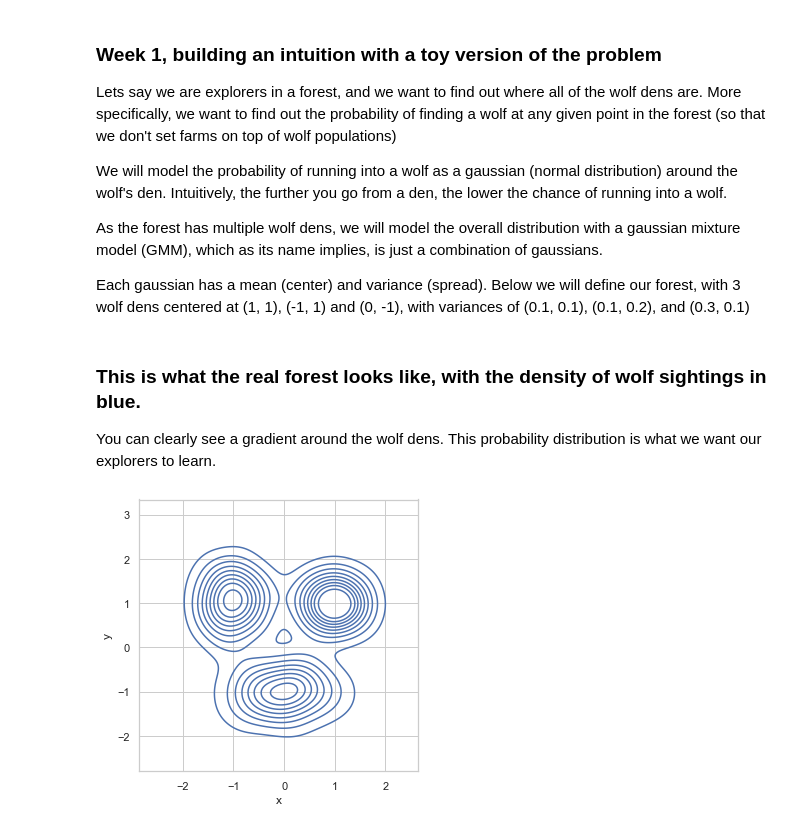
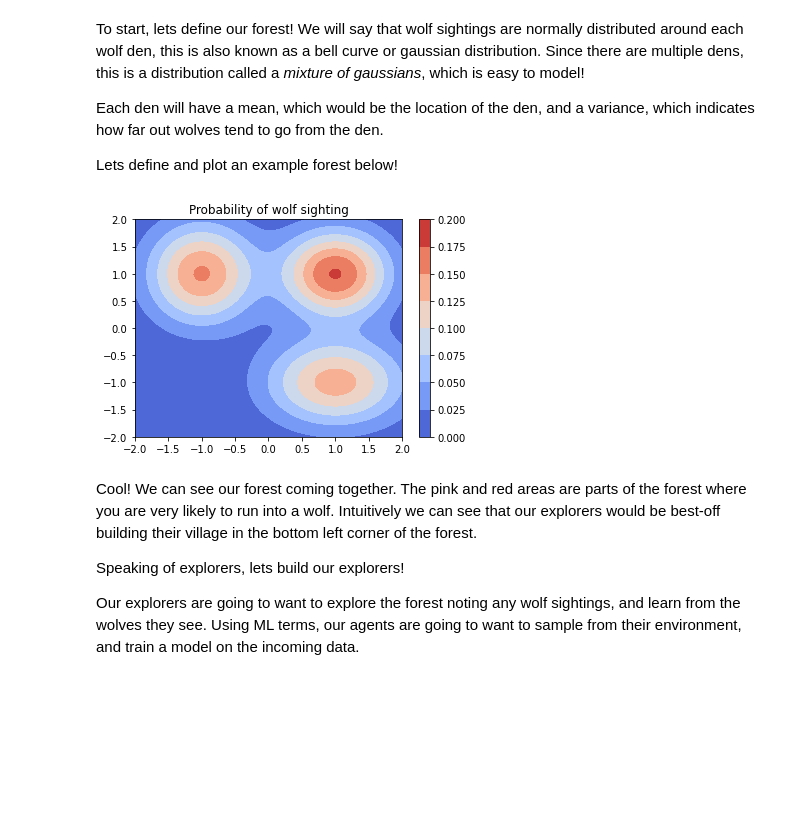
Before and after one commit to Aidankeogh/truth_graph, a Jupyter notebook: card_1_intuition.ipynb, the cells around one changed output. Drawn from its saved outputs; the diff is of its cells as text; code cells hidden in the pictures; blank space fills up the shorter version.

```diff
--- a/card_1_intuition.ipynb
+++ b/card_1_intuition.ipynb
@@ -14,52 +34,38 @@ sns.set_style("whitegrid")
 # %% [markdown]
-### Week 1, building an intuition with a toy version of the problem
+To start, lets define our forest! We will say that wolf sightings are normally distributed around each wolf den, this is also known as a bell curve or gaussian distribution. Since there are multiple dens, this is a distribution called a *mixture of gaussians*, which is easy to model!
 
-Lets say we are explorers in a forest, and we want to find out where all of the wolf dens are. More specifically, we want to find out the probability of finding a wolf at any given point in the forest (so that we don't set farms on top of wolf populations)
+Each den will have a mean, which would be the location of the den, and a variance, which indicates how far out wolves tend to go from the den.
 
-We will model the probability of running into a wolf as a gaussian (normal distribution) around the wolf's den. Intuitively, the further you go from a den, the lower the chance of running into a wolf.
-
-As the forest has multiple wolf dens, we will model the overall distribution with a gaussian mixture model (GMM), which as its name implies, is just a combination of gaussians.
-
-Each gaussian has a mean (center) and variance (spread). Below we will define our forest, with 3 wolf dens centered at (1, 1), (-1, 1) and (0, -1), with variances of (0.1, 0.1), (0.1, 0.2), and (0.3, 0.1)
+Lets define and plot an example forest below!
 # %%
-mu = torch.tensor(
+mean = torch.tensor(
     [[
-        [1, 1],
-        [-1, 1],
-        [0, -1],
-    ]]
-)
-var = torch.tensor(
-    [[
-        [0.1, 0.1],
-        [0.1, 0.2],
-        [0.3, 0.1],
+        [1, 1], # Den 1
+        [-1, 1], # Den 2... etc
+        [1, -1],
     ]]
 )
 
-real_world = GaussianMixture(
+variance = torch.tensor(
+    [[
+        [0.3, 0.3],
+        [0.3, 0.4],
+        [0.5, 0.3],
+    ]]
+)
+
+wolf_forest = GaussianMixture(
     n_components=3,
     n_features=2,
-    mu_init=mu,
-    var_init=var,
-    covariance_type="diag")
+    mu_init=mean,
+    var_init=variance)
+
+plot_distribution(wolf_forest, title="Probability of wolf sighting")
+# %% [output]
+[figure, added]
 # %% [markdown]
-### This is what the real forest looks like, with the density of wolf sightings in blue.
+Cool! We can see our forest coming together. The pink and red areas are parts of the forest where you are very likely to run into a wolf. Intuitively we can see that our explorers would be best-off building their village in the bottom left corner of the forest.
 
-You can clearly see a gradient around the wolf dens. This probability distribution is what we want our explorers to learn.
+Speaking of explorers, lets build our explorers!
+
+Our explorers are going to want to explore the forest noting any wolf sightings, and learn from the wolves they see. Using ML terms, our agents are going to want to sample from their environment, and train a model on the incoming data.
-# %%
-def visualize_gmm(gmm, n_samples=1000, samples=None, classes=None, show=True, **kde_kwargs):
-    if samples is None:
-        samples, classes = gmm.sample(n_samples)
-
-    sample_df = pd.DataFrame({
-        "x": samples[:, 0],
-        "y": samples[:, 1],
-        "class": classes
-    })
-    sns.kdeplot(data=sample_df, x="x", y="y", **kde_kwargs)
-    if show:
-        plt.show()
-visualize_gmm(real_world)
-# %% [output]
-[figure, removed]
```
Also changed, not shown: parts of 8 cells of this notebook, 3 other files.
